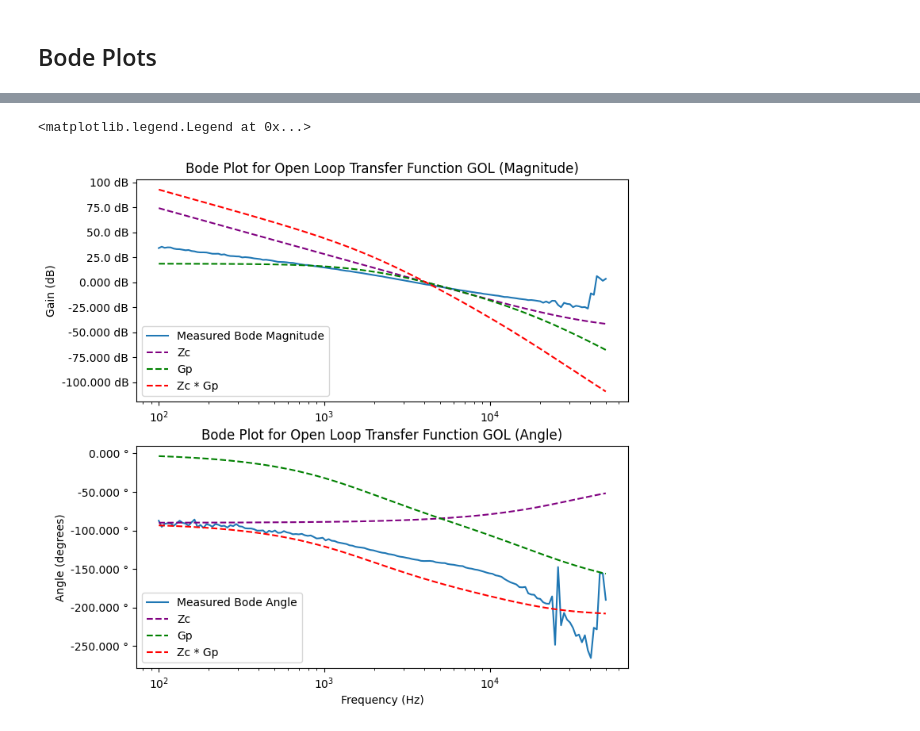
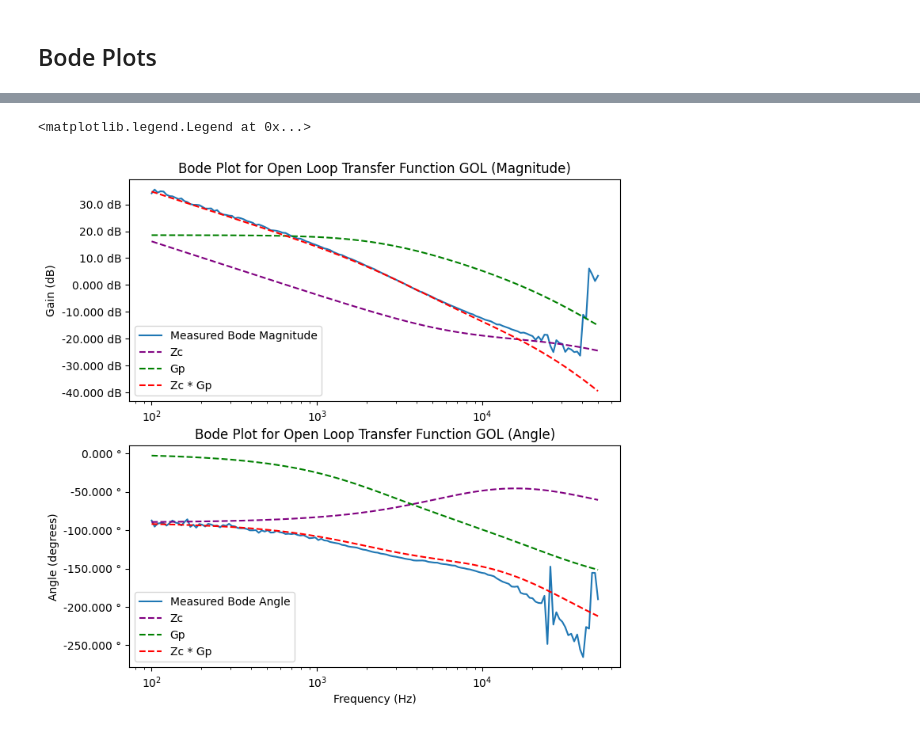
Before and after one commit to ianeyk/power-electronics, a Jupyter notebook: Lab 10/Lab10_report.ipynb, the cells around one changed output, grey strips where cells are left out. Drawn from its saved outputs; the diff is of its cells as text; code cells hidden in the pictures.

```diff
--- a/Lab 10/Lab10_report.ipynb
+++ b/Lab 10/Lab10_report.ipynb
@@ -22,5 +22,5 @@ units = UnitRegistry()
 units.default_format = "~P.2f"
 
 def to_decibels(arr, dc_gain = 0):
-    return np.log(arr) * 20 + dc_gain
+    return np.log10(np.abs(arr)) * 20 + dc_gain
 # %% [output]
@@ -43,24 +56,28 @@ print(f"The expected output voltage given the voltage divider resistors is: {si_
 C1 = 47e-9 # * units.nanofarad
 C2 = 10e-9 # * units.nanofarad
 R5 = 510 # * units.ohm
-w = np.logspace(1, 7, 151) # * units.hertz
-
-def get_Zc(w):
-    my_Zc = 1 / (1 / (R5 + 1 / (1j * w * C1)) + 1 / (1 / (1j * w * C2))) / 4.3e3 # kOhm
+w = np.logspace(1, 7, 100) # * units.hertz
+def get_Zc(my_w):
+    # my_Zc = 1 / (1 / (R5 + 1 / (1j * my_w * C1)) + 1 / (1 / (1j * my_w * C2))) / 4.3e3 # kOhm
+    my_Zc = 1 / (1 / (R5 + 1 / (2 * np.pi * 1j * my_w * C1)) + 1 / (1 / (2 * np.pi * 1j * my_w * C2))) / 4.3e3 # kOhm
     return my_Zc
 Zc = get_Zc(w) # direct equation
-Zc2 = (1j * w / (40e3) + 1) / ((1j * w / (1.9e7)) * (1j * w / (250e3) + 1)) / 4.3e3 # kOhm # recreated equation
+Zc2 = (2 * np.pi * 1j * w / (40e3) + 1) / ((2 * np.pi * 1j * w / (1.9e7)) * (2 * np.pi * 1j * w / (250e3) + 1)) / 4.3e3 # kOhm # recreated equation
+
+expected_wc = 1 / (R5 * np.sqrt(C1 * C2)) / 2 / np.pi # to get it into Hz
 
 fig, (ax1, ax2) = plt.subplots(nrows = 2, ncols = 1, sharex = False, sharey = False, figsize = (8, 8))
 helper.axes_labels("", "Hz", "Gain", "dB", title = "Zc Gain vs. Frequency (Magnitude)", ax = ax1)
 ax1.semilogx(w, to_decibels(Zc), linestyle = "solid", label = "Zc Magnitude (direct equation)")
 ax1.semilogx(w, to_decibels(Zc2), linestyle = "dashed", color = "purple", label = "Zc Magnitude (recreated equation)")
+ax1.axvline(x = expected_wc, linestyle = "dashed", color = "red", label = "Expected wc")
 ax1.axvline(x = 50e3, linestyle = "dashed", color = "black", label = "Switching Frequency (50kHz)")
 ax1.legend(loc = "lower left")
 
 helper.axes_labels("Frequency (Hz)", "Hz", "Impedance Angle (degrees)", "°", title = "Zc Impedance vs. Frequency (Angle)", ax = ax2)
 ax2.semilogx(w, np.angle(Zc, deg = True), linestyle = "solid", label = "Zc Angle")
 ax2.semilogx(w, np.angle(Zc2, deg = True), linestyle = "dashed", color = "purple", label = "Zc Angle (recreated equation)")
+ax2.axvline(x = expected_wc, linestyle = "dashed", color = "red", label = "Expected wc")
 ax2.axvline(x = 50e3, linestyle = "dashed", color = "black", label = "Switching Frequency (50kHz)")
 ax2.legend(loc = "upper left")
 # ax2.set_ylim(-100, -80)
@@ -95,25 +100,26 @@ print(closed_loop_bode.head())
 # %%
 w = open_loop_bode["Frequency (Hz)"]
 # theoretical_open_loop_bode = 1 / (w / 4e3)
 Zc = get_Zc(w)
 dc_gain = 18.58 # dB
-G = 1 / ((w * 1j / (1.8e3)) + 1) / ((w * 1j / (2e4)) + 1)
+# G = 1 / ((w * 1j / (1.8e3)) + 1) / ((w * 1j / (2e4)) + 1) * 10**(dc_gain / 20)
+G = 1 / ((w * 1j / 2.4e3) + 1) / ((w * 1j / 2.4e4) + 1) * 10**(dc_gain / 20) # optimized for 10V out
 
 fig, (ax1, ax2) = plt.subplots(nrows = 2, ncols = 1, sharex = False, sharey = False, figsize = (8, 8))
 helper.axes_labels("", "Hz", "Gain (dB)", "dB", title = "Bode Plot for Open Loop Transfer Function GOL (Magnitude)", ax = ax1)
 ax1.semilogx(open_loop_bode["Frequency (Hz)"], open_loop_bode["Channel 2 Magnitude (dB)"], linestyle = "solid", label = "Measured Bode Magnitude")
 ax1.semilogx(open_loop_bode["Frequency (Hz)"], to_decibels(Zc), linestyle = "dashed", color = "purple", label = "Zc")
-ax1.semilogx(open_loop_bode["Frequency (Hz)"], to_decibels(G, dc_gain = dc_gain), linestyle = "dashed", color = "green", label = "Gp")
-ax1.semilogx(open_loop_bode["Frequency (Hz)"], to_decibels(G * Zc, dc_gain = dc_gain), linestyle = "dashed", color = "red", label = "Zc * Gp")
+ax1.semilogx(open_loop_bode["Frequency (Hz)"], to_decibels(G), linestyle = "dashed", color = "green", label = "Gp")
+ax1.semilogx(open_loop_bode["Frequency (Hz)"], to_decibels(G * Zc), linestyle = "dashed", color = "red", label = "Zc * Gp")
 ax1.legend(loc = "lower left")
 
 helper.axes_labels("Frequency (Hz)", "Hz", "Angle (degrees)", "°", title = "Bode Plot for Open Loop Transfer Function GOL (Angle)", ax = ax2)
 ax2.semilogx(open_loop_bode["Frequency (Hz)"], np.unwrap(open_loop_bode["Channel 2 Phase (deg)"], period = 360), linestyle = "solid", label = "Measured Bode Angle")
 ax2.semilogx(open_loop_bode["Frequency (Hz)"], np.unwrap(np.angle(Zc, deg = True), period = 360), linestyle = "dashed", color = "purple", label = "Zc")
 ax2.semilogx(open_loop_bode["Frequency (Hz)"], np.unwrap(np.angle(G, deg = True), period = 360), linestyle = "dashed", color = "green", label = "Gp")
 ax2.semilogx(open_loop_bode["Frequency (Hz)"], np.unwrap(np.angle(G * Zc, deg = True), period = 360), linestyle = "dashed", color = "red", label = "Zc * Gp")
 ax2.legend(loc = "lower left")
 # %% [output]
 <matplotlib.legend.Legend at 0x...>
-[figure, old version]
+[figure, new version]
 # %%
```
Also changed, not shown: parts of 8 cells of this notebook, 1 other file.
